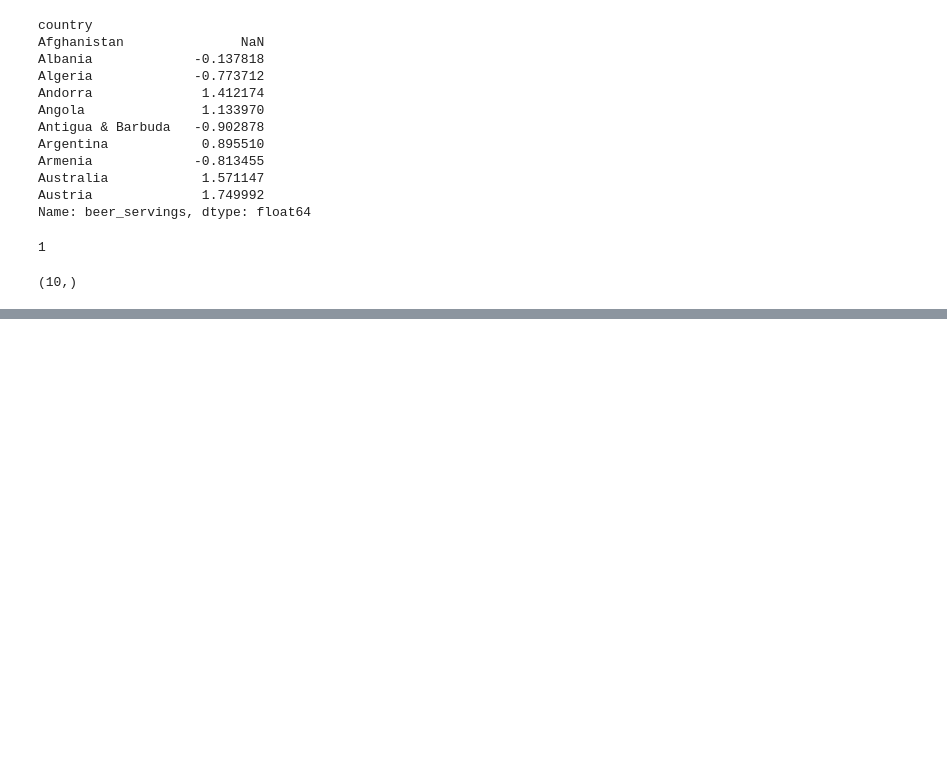
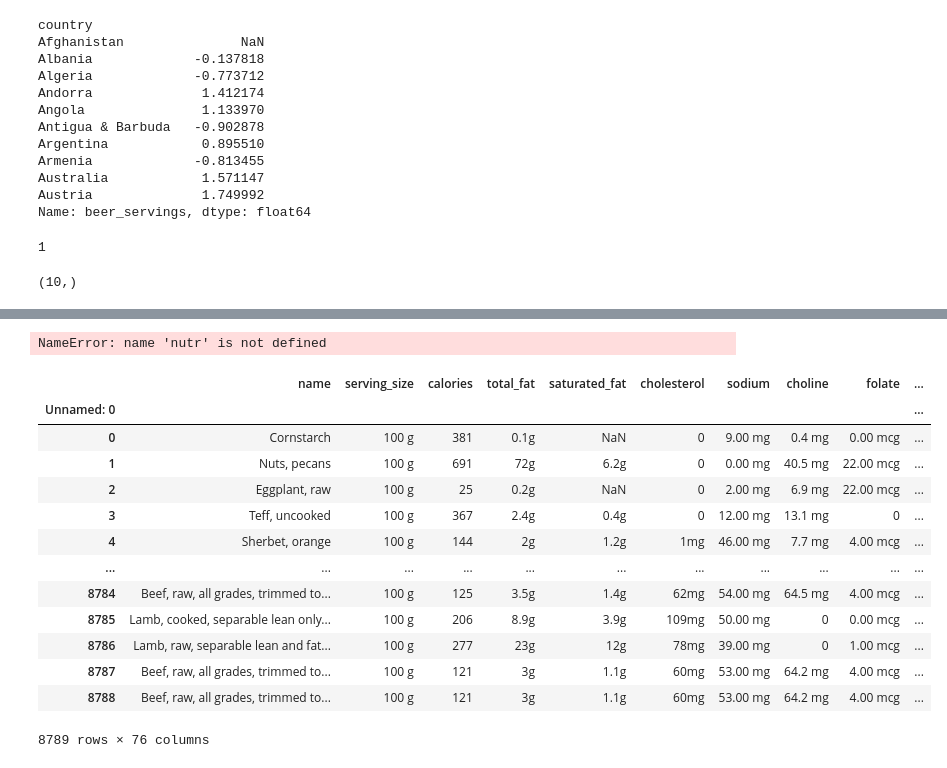
Before and after one commit to bartosz-bear/notebooks, a Jupyter notebook: sandbox/sandbox.ipynb, the cells around one changed output, grey strips where cells are left out. Saved outputs shown, nothing was run; the diff lists cells and outputs as text; code cells hidden in the pictures; blank space fills up the shorter version.

```diff
--- a/sandbox/sandbox.ipynb
+++ b/sandbox/sandbox.ipynb
@@ -876,0 +932,4 @@ z_scores.shape
+# %%
+url = 'https://andybek.com/pandas-nutrition'
+
+nutrition = pd.read_csv("/Users/bartoszpiechnik/Desktop/pandas-bootcamp/nutrition.csv",)
@@ -876,0 +974,2 @@ z_scores.shape
+# %%
+nutrition.drop('Unnamed: 0', axis=1, inplace=True)
@@ -876,0 +1006,21 @@ z_scores.shape
+# %%
+nutr
+# %% [output]
+NameError: name 'nutr' is not defined
+# %%
+nutrition.set_index('Unnamed: 0')
+# %% [output]
+|  | name | serving_size | calories | total_fat | saturated_fat | cholesterol | sodium | choline | folate | ... |
+| Unnamed: 0 |  |  |  |  |  |  |  |  |  | ... |
+| 0 | Cornstarch | 100 g | 381 | 0.1g | NaN | 0 | 9.00 mg | 0.4 mg | 0.00 mcg | ... |
+| 1 | Nuts, pecans | 100 g | 691 | 72g | 6.2g | 0 | 0.00 mg | 40.5 mg | 22.00 mcg | ... |
+| 2 | Eggplant, raw | 100 g | 25 | 0.2g | NaN | 0 | 2.00 mg | 6.9 mg | 22.00 mcg | ... |
+| 3 | Teff, uncooked | 100 g | 367 | 2.4g | 0.4g | 0 | 12.00 mg | 13.1 mg | 0 | ... |
+| 4 | Sherbet, orange | 100 g | 144 | 2g | 1.2g | 1mg | 46.00 mg | 7.7 mg | 4.00 mcg | ... |
+| ... | ... | ... | ... | ... | ... | ... | ... | ... | ... | ... |
+| 8784 | Beef, raw, all grades, trimmed to... | 100 g | 125 | 3.5g | 1.4g | 62mg | 54.00 mg | 64.5 mg | 4.00 mcg | ... |
+| 8785 | Lamb, cooked, separable lean only... | 100 g | 206 | 8.9g | 3.9g | 109mg | 50.00 mg | 0 | 0.00 mcg | ... |
+| 8786 | Lamb, raw, separable lean and fat... | 100 g | 277 | 23g | 12g | 78mg | 39.00 mg | 0 | 1.00 mcg | ... |
+| 8787 | Beef, raw, all grades, trimmed to... | 100 g | 121 | 3g | 1.1g | 60mg | 53.00 mg | 64.2 mg | 4.00 mcg | ... |
+| 8788 | Beef, raw, all grades, trimmed to... | 100 g | 121 | 3g | 1.1g | 60mg | 53.00 mg | 64.2 mg | 4.00 mcg | ... |
+8789 rows × 76 columns
```
Also changed, not shown: parts of 40 cells of this notebook, 2 other files.
